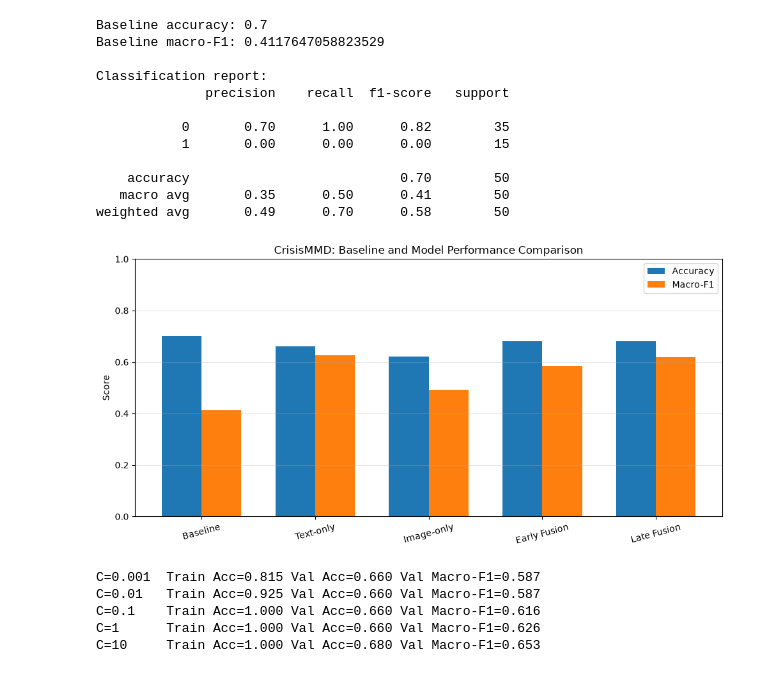
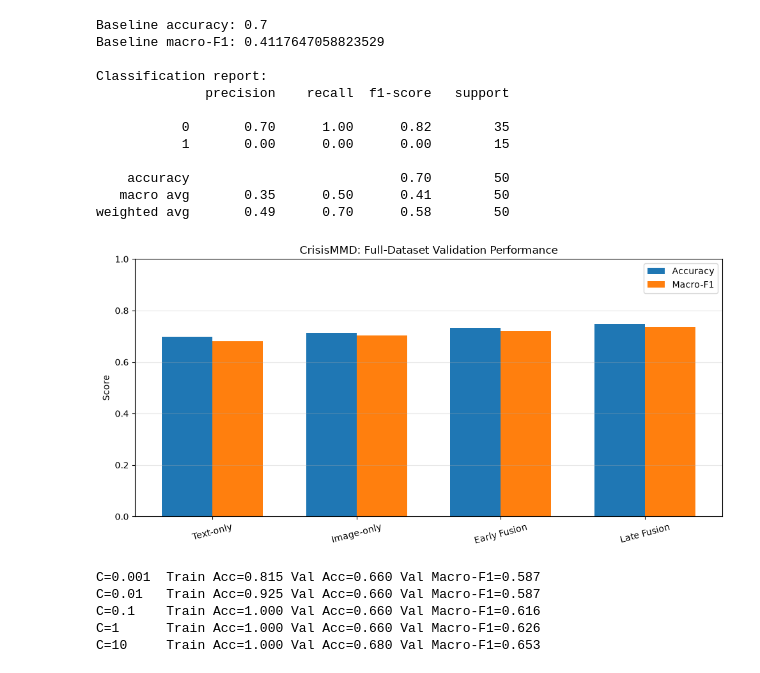
Before and after one commit to geo30mathew/CrisisMMD-Multimodal-Classification, a Jupyter notebook: CrisisMMD_Final(5)_(2)_(3).ipynb, the cells around one changed output. Saved outputs shown, nothing was run; the diff lists cells and outputs as text; code cells hidden in the pictures.

```diff
--- a/CrisisMMD_Final(5)_(2)_(3).ipynb
+++ b/CrisisMMD_Final(5)_(2)_(3).ipynb
@@ -1492,39 +1492,39 @@ Classification report:
    macro avg       0.35      0.50      0.41        50
 weighted avg       0.49      0.70      0.58        50
 # %%
+
 import matplotlib.pyplot as plt
 import numpy as np
 
 models = [
-    "Baseline",
     "Text-only",
     "Image-only",
     "Early Fusion",
     "Late Fusion"
 ]
 
-accuracy = [0.70, 0.66, 0.62, 0.68, 0.68]
-macro_f1 = [0.4118, 0.6264, 0.4933, 0.5842, 0.6190]
+accuracy = [0.6969, 0.7139, 0.7336, 0.7488]
+macro_f1 = [0.6808, 0.7026, 0.7200, 0.7344]
 
 x = np.arange(len(models))
 width = 0.35
 
 plt.figure(figsize=(10, 5))
 
 plt.bar(x - width/2, accuracy, width, label="Accuracy")
 plt.bar(x + width/2, macro_f1, width, label="Macro-F1")
 
 plt.xticks(x, models, rotation=15)
 plt.ylabel("Score")
 plt.ylim(0, 1)
-plt.title("CrisisMMD: Baseline and Model Performance Comparison")
+plt.title("CrisisMMD: Full-Dataset Validation Performance")
 plt.legend()
 plt.grid(axis="y", alpha=0.3)
 
 plt.tight_layout()
 plt.show()
 # %% [output]
-[figure, old version]
+[figure, new version]
 # %%
 from sklearn.linear_model import LogisticRegression
 from sklearn.preprocessing import StandardScaler
```
Also changed, not shown: parts of 1 cell of this notebook.
